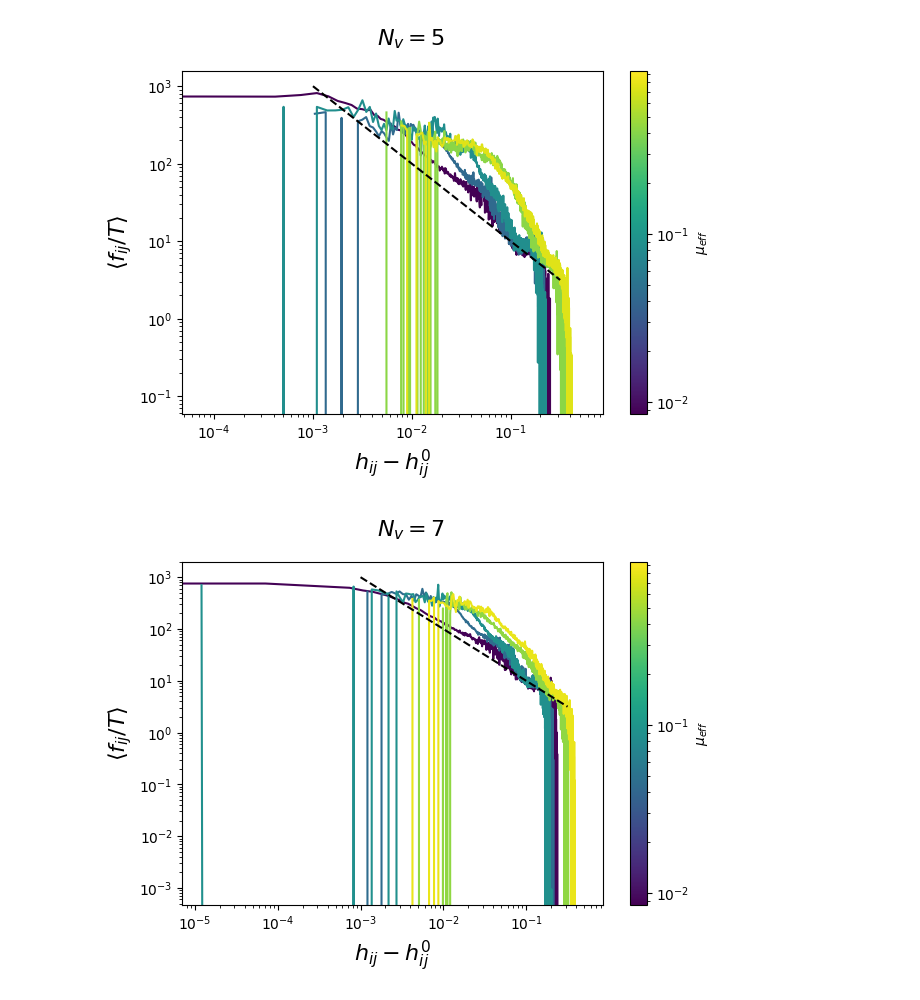
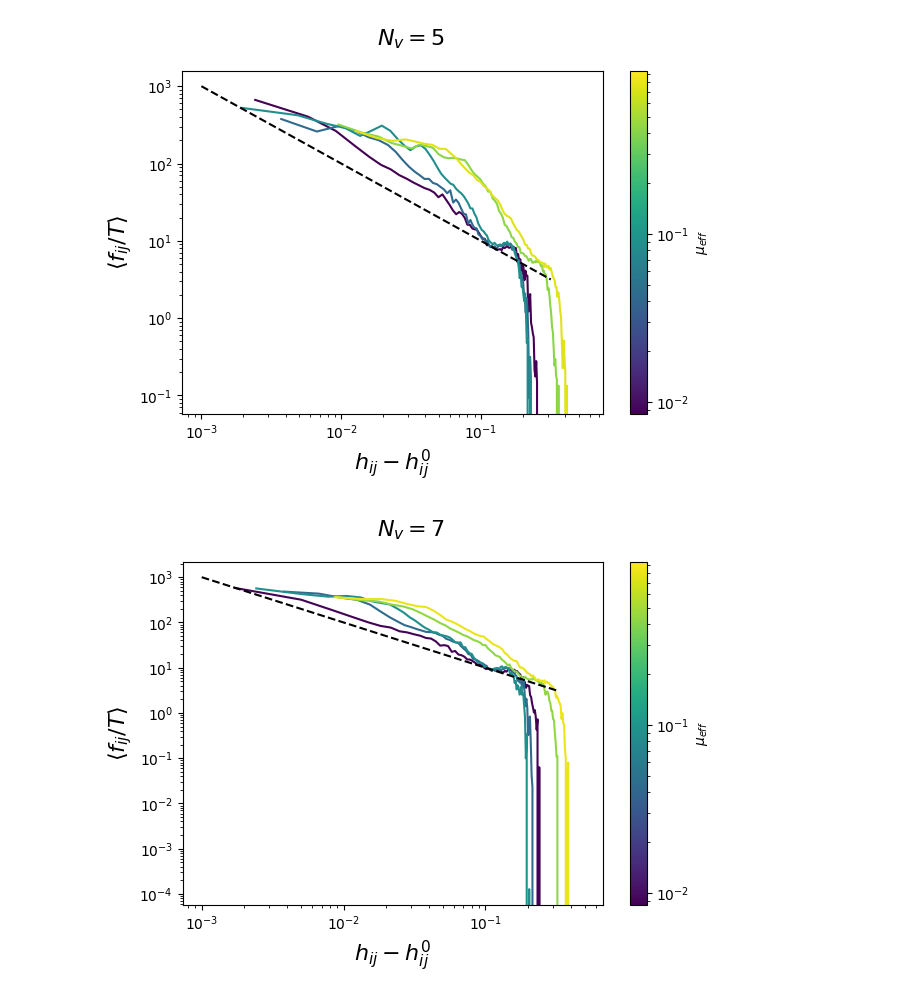
Before and after one commit to mmccraw98/notebooks-fall-25, a Jupyter notebook: 11/effective-potential-bulk-modulus/analyze.ipynb, the cells around one changed output. Drawn from its saved outputs; the diff is of its cells as text; code cells hidden in the pictures.

```diff
--- a/11/effective-potential-bulk-modulus/analyze.ipynb
+++ b/11/effective-potential-bulk-modulus/analyze.ipynb
@@ -82,7 +82,7 @@ for ptype in tqdm(os.listdir(root)):
 
 df = pd.DataFrame(df)
 # %%
-n_bins = 1000
+n_bins = 100
 
 mu_norm = LogNorm(vmin=np.min(df.mu), vmax=np.max(df.mu))
 cmap = plt.cm.viridis
@@ -144,5 +144,5 @@ for nv in np.unique(df.nv):
 # %%
-n_bins = 1000
+n_bins = 100
 
 mu_norm = LogNorm(vmin=np.min(df.mu), vmax=np.max(df.mu))
 cmap = plt.cm.viridis
@@ -168,32 +168,32 @@ for nv in np.unique(df.nv):
                 continue
             force_bins[i] = np.mean(force[bin_ids == i])
             force_std_1[i] = np.quantile(force[bin_ids == i], q=0.25)
             force_std_2[i] = np.quantile(force[bin_ids == i], q=0.75)
 
         plt.plot(delta_bins - min_delta, force_bins, c=cmap(mu_norm(mu)))
         # plt.plot(delta_bins, force_std_1, color='k', alpha=0.5, zorder=0)
         # plt.plot(delta_bins, force_std_2, color='k', alpha=0.5, zorder=0)
     plt.yscale('log')
     plt.xscale('log')
     # plt.xscale('symlog', linthresh=1e-4)
 
     x = np.logspace(-3, -0.5, 10)
     plt.plot(x, 1/x, c='k', linestyle='--')
 
     sm = plt.cm.ScalarMappable(norm=mu_norm, cmap=cmap)
     sm.set_array(df.mu)
     cbar = plt.colorbar(sm, ax=plt.gca(), label=r'$\mu_{eff}$')
 
     plt.xlabel(r'$h_{ij}-h_{ij}^0$', fontsize=16)
     plt.ylabel(r'$\langle f_{ij} / T \rangle$', fontsize=16)
 
     plt.suptitle(fr'$N_v=${nv}', fontsize=16)
     plt.tight_layout()
 
     os.makedirs('figures/eff-force-delta/', exist_ok=True)
     plt.savefig(f'figures/eff-force-delta/NV-{nv}.png', dpi=600)
 
     plt.show()
 # %% [output]
-[figure, old version]
+[figure, new version]
-[figure, old version]
+[figure, new version]
```
Also changed, not shown: parts of 3 cells of this notebook, 24 other files.
